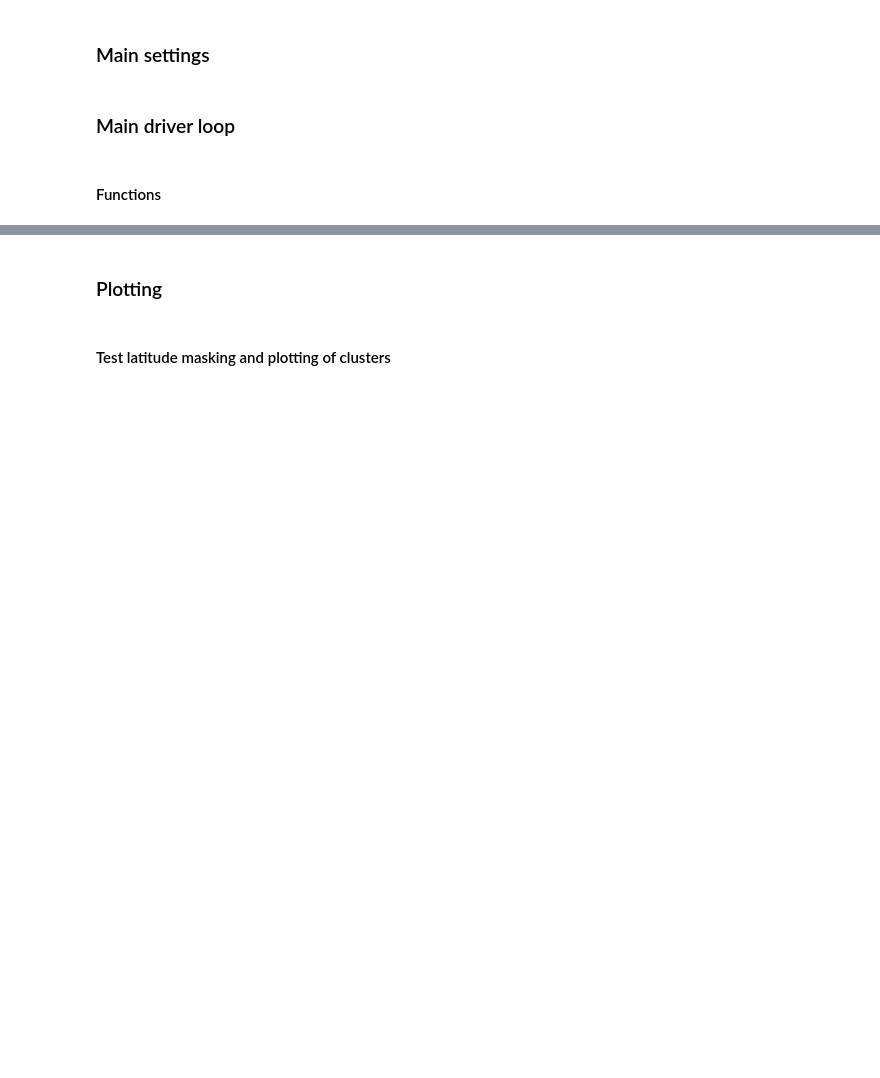
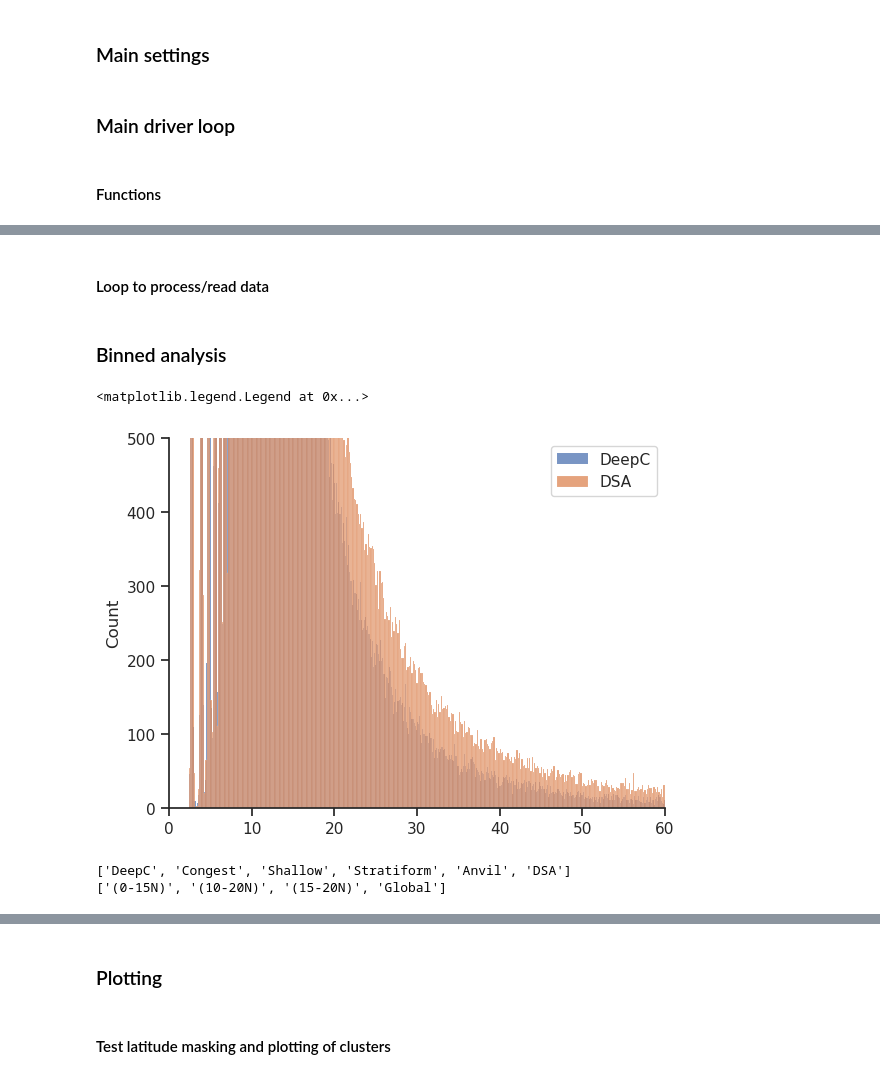
Before and after one commit to jhruppert/tc-crfrad, a Jupyter notebook: analysis/mpas_pclass_cluster.ipynb, the cells around one changed output, grey strips where cells are left out. Cells and saved outputs as stored; diff of their text form; code cells hidden in the pictures; blank space fills up the shorter version.

```diff
--- a/analysis/mpas_pclass_cluster.ipynb
+++ b/analysis/mpas_pclass_cluster.ipynb
@@ -18,8 +22,13 @@ from statannotations.Annotator import Annotator
 do_process_clusters = False
 # do_process_clusters = True
 
-pickle_path = "../../../pickle_out/aquaplanet"
-# pickle_path = "/glade/derecho/scratch/ruppert/tc-crfrad/pickle_out"
+testing = False
+# testing = True
+
+pickle_path = "/glade/campaign/univ/uokl0049/jruppert/pickle_out"
+# pickle_path = "../../../pickle_out/aquaplanet"
+
+grid_pickle_file = f"{pickle_path}/grid_data.pickle"
 
 exp_names = ["CTL","HOMO_RAD","CLIM_RAD"]
 ntest = len(exp_names)
@@ -75,3 +84,20 @@ ntime = len(file_times)
+# %%
+var_tags = ['area', 'mu', 'md', 'cape', 'cin']
+units = ['m$^2$', 'kg/m$^2$/s', 'kg/m$^2$/s', 'J/kg', 'J/kg']
+nvars = len(var_tags)
+
+def initiate_vars_iexp():
+    # Initiate dictionary to hold clusters
+    cluster_vars_iexp = {}
+    for ivar in var_tags:
+        cluster_vars_iexp[ivar] = {}
+        for isubset in range(nsubset):
+            cluster_vars_iexp[ivar][isubset] = {}
+            for iclass_name in pclass_names_long:
+                cluster_vars_iexp[ivar][isubset][iclass_name] = []
+    return cluster_vars_iexp
+# %% [markdown]
+#### Loop to process/read data
 # %%
 # %%time
 
@@ -160,0 +215,26 @@ else:
+# %% [markdown]
+### Binned analysis
+# %%
+expName = exp_names[0]
+isubset = 0
+
+ipclass = 0
+
+area_flat = np.concatenate(cluster_vars[expName]['area'][isubset][pclass_names_long[ipclass]])
+size_flat = np.sqrt(area_flat)/1e3
+sns.histplot(size_flat, label=pclass_names_long[ipclass])
+plt.xlim(0,60)
+plt.ylim(0,500)
+
+ipclass = 5
+
+area_flat = np.concatenate(cluster_vars[expName]['area'][isubset][pclass_names_long[ipclass]])
+size_flat = np.sqrt(area_flat)/1e3
+sns.histplot(size_flat, label=pclass_names_long[ipclass])
+plt.xlim(0,60)
+plt.ylim(0,500)
+
+plt.legend()
+# %% [output]
+<matplotlib.legend.Legend at 0x...>
+[figure, added]
@@ -160,0 +267,6 @@ else:
+# %%
+print(pclass_names_long)
+print(subset_tags)
+# %% [output]
+['DeepC', 'Congest', 'Shallow', 'Stratiform', 'Anvil', 'DSA']
+['(0-15N)', '(10-20N)', '(15-20N)', 'Global']
```
Also changed, not shown: parts of 11 cells of this notebook, 5 other files.
